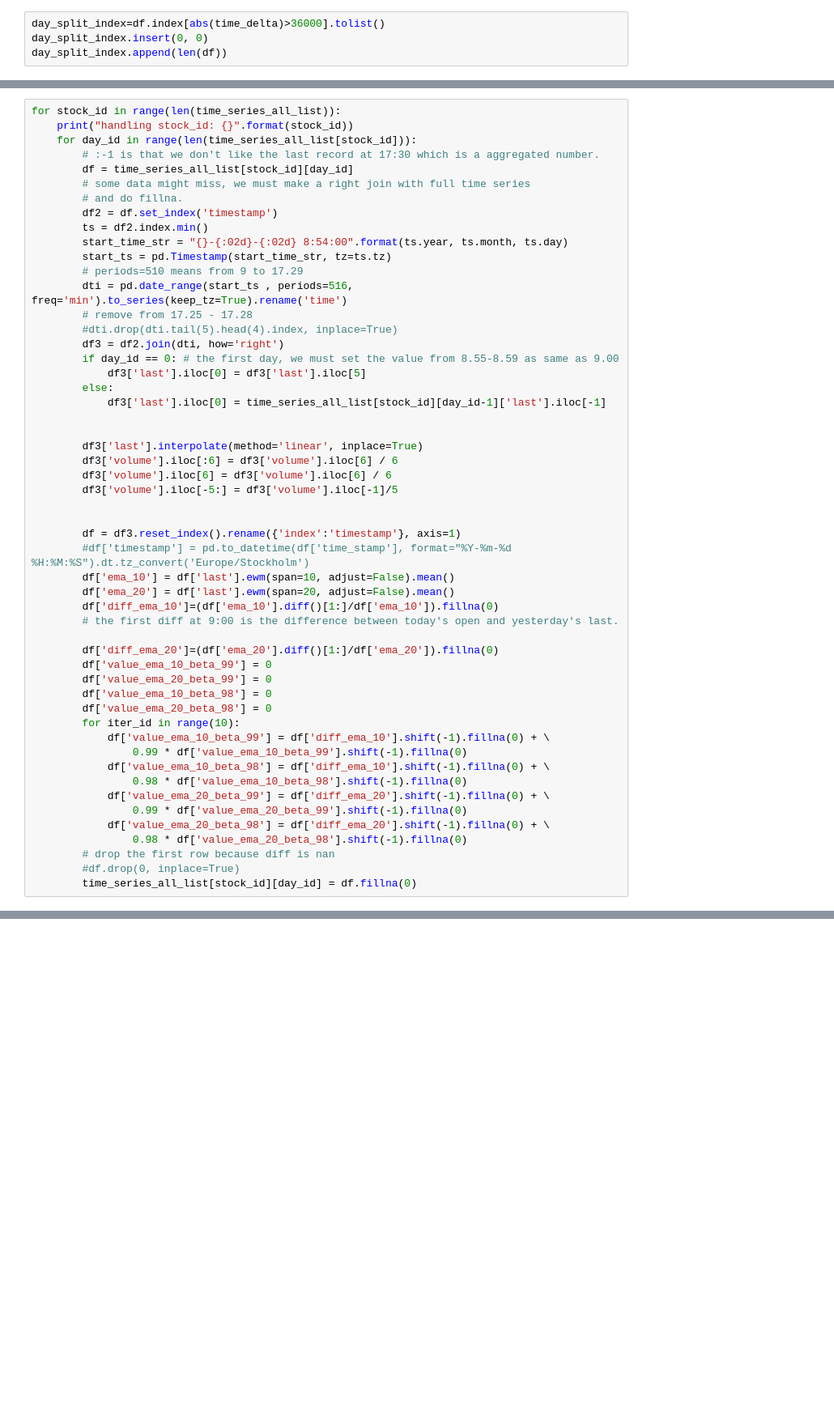
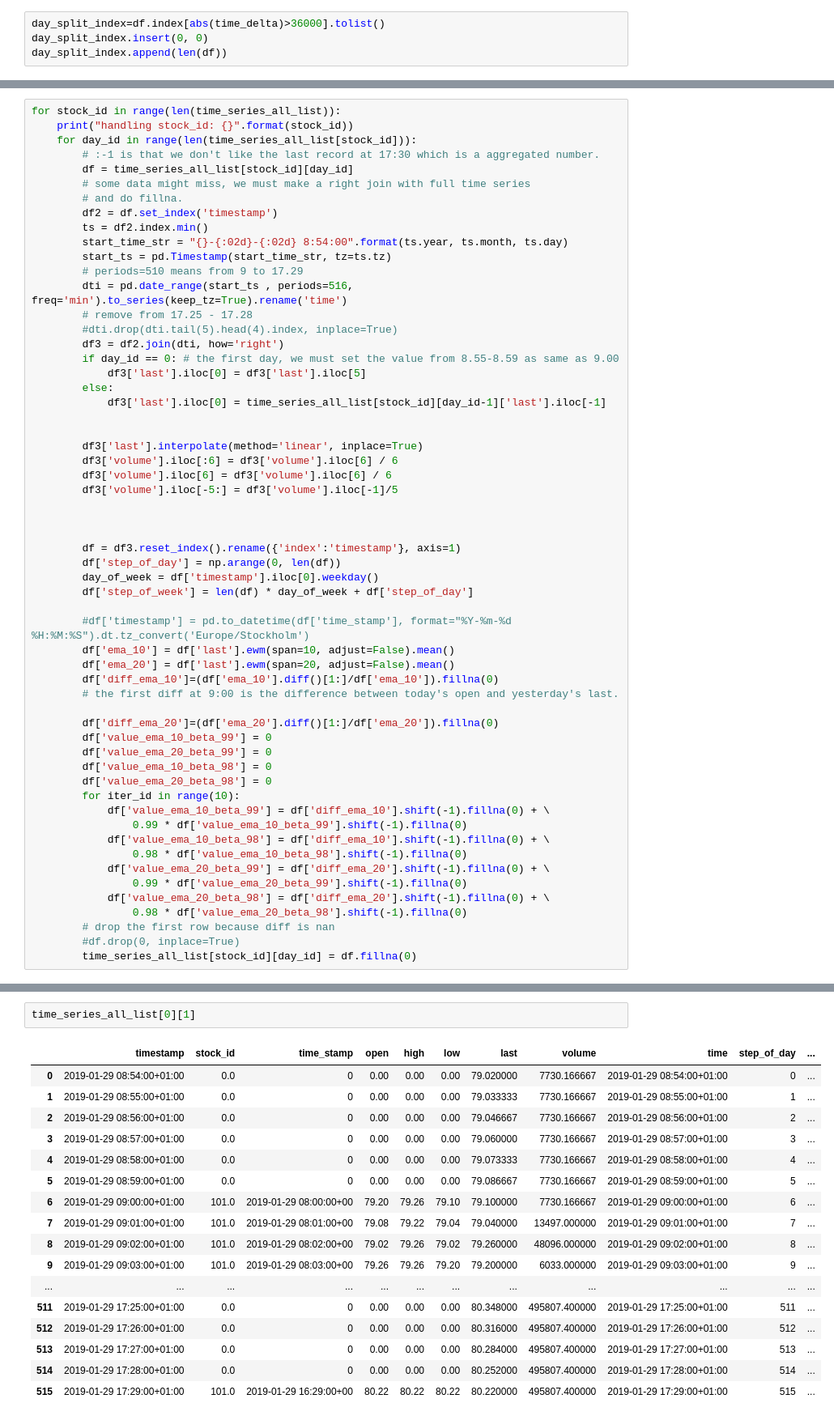
Before and after one commit to smartestrobotdai/download-data, a Jupyter notebook: data-analytics/omx30-prep.ipynb, the cells around one changed output, grey strips where cells are left out. Shown: that part at 81% size. Cells and saved outputs as stored; diff of their text form; blank space fills up the shorter version.

Commit message:
prep: added step_of_day and step_of_week into the output

```diff
--- a/data-analytics/omx30-prep.ipynb
+++ b/data-analytics/omx30-prep.ipynb
@@ -130,7 +151,12 @@ for stock_id in range(len(time_series_all_list)):
         df3['volume'].iloc[-5:] = df3['volume'].iloc[-1]/5
 
 
+
         df = df3.reset_index().rename({'index':'timestamp'}, axis=1)
+        df['step_of_day'] = np.arange(0, len(df))
+        day_of_week = df['timestamp'].iloc[0].weekday()
+        df['step_of_week'] = len(df) * day_of_week + df['step_of_day']
+
         #df['timestamp'] = pd.to_datetime(df['time_stamp'], format="%Y-%m-%d %H:%M:%S").dt.tz_convert('Europe/Stockholm')
         df['ema_10'] = df['last'].ewm(span=10, adjust=False).mean()
         df['ema_20'] = df['last'].ewm(span=20, adjust=False).mean()
@@ -174,0 +185,20 @@ handling stock_id: 29
+# %%
+time_series_all_list[0][1]
+# %% [output]
+|  | timestamp | stock_id | time_stamp | open | high | low | last | volume | time | step_of_day | ... |
+| 0 | 2019-01-29 08:54:00+01:00 | 0.0 | 0 | 0.00 | 0.00 | 0.00 | 79.020000 | 7730.166667 | 2019-01-29 08:54:00+01:00 | 0 | ... |
+| 1 | 2019-01-29 08:55:00+01:00 | 0.0 | 0 | 0.00 | 0.00 | 0.00 | 79.033333 | 7730.166667 | 2019-01-29 08:55:00+01:00 | 1 | ... |
+| 2 | 2019-01-29 08:56:00+01:00 | 0.0 | 0 | 0.00 | 0.00 | 0.00 | 79.046667 | 7730.166667 | 2019-01-29 08:56:00+01:00 | 2 | ... |
+| 3 | 2019-01-29 08:57:00+01:00 | 0.0 | 0 | 0.00 | 0.00 | 0.00 | 79.060000 | 7730.166667 | 2019-01-29 08:57:00+01:00 | 3 | ... |
+| 4 | 2019-01-29 08:58:00+01:00 | 0.0 | 0 | 0.00 | 0.00 | 0.00 | 79.073333 | 7730.166667 | 2019-01-29 08:58:00+01:00 | 4 | ... |
+| 5 | 2019-01-29 08:59:00+01:00 | 0.0 | 0 | 0.00 | 0.00 | 0.00 | 79.086667 | 7730.166667 | 2019-01-29 08:59:00+01:00 | 5 | ... |
+| 6 | 2019-01-29 09:00:00+01:00 | 101.0 | 2019-01-29 08:00:00+00 | 79.20 | 79.26 | 79.10 | 79.100000 | 7730.166667 | 2019-01-29 09:00:00+01:00 | 6 | ... |
+| 7 | 2019-01-29 09:01:00+01:00 | 101.0 | 2019-01-29 08:01:00+00 | 79.08 | 79.22 | 79.04 | 79.040000 | 13497.000000 | 2019-01-29 09:01:00+01:00 | 7 | ... |
+| 8 | 2019-01-29 09:02:00+01:00 | 101.0 | 2019-01-29 08:02:00+00 | 79.02 | 79.26 | 79.02 | 79.260000 | 48096.000000 | 2019-01-29 09:02:00+01:00 | 8 | ... |
+| 9 | 2019-01-29 09:03:00+01:00 | 101.0 | 2019-01-29 08:03:00+00 | 79.26 | 79.26 | 79.20 | 79.200000 | 6033.000000 | 2019-01-29 09:03:00+01:00 | 9 | ... |
+| ... | ... | ... | ... | ... | ... | ... | ... | ... | ... | ... | ... |
+| 511 | 2019-01-29 17:25:00+01:00 | 0.0 | 0 | 0.00 | 0.00 | 0.00 | 80.348000 | 495807.400000 | 2019-01-29 17:25:00+01:00 | 511 | ... |
+| 512 | 2019-01-29 17:26:00+01:00 | 0.0 | 0 | 0.00 | 0.00 | 0.00 | 80.316000 | 495807.400000 | 2019-01-29 17:26:00+01:00 | 512 | ... |
+| 513 | 2019-01-29 17:27:00+01:00 | 0.0 | 0 | 0.00 | 0.00 | 0.00 | 80.284000 | 495807.400000 | 2019-01-29 17:27:00+01:00 | 513 | ... |
+| 514 | 2019-01-29 17:28:00+01:00 | 0.0 | 0 | 0.00 | 0.00 | 0.00 | 80.252000 | 495807.400000 | 2019-01-29 17:28:00+01:00 | 514 | ... |
+| 515 | 2019-01-29 17:29:00+01:00 | 101.0 | 2019-01-29 16:29:00+00 | 80.22 | 80.22 | 80.22 | 80.220000 | 495807.400000 | 2019-01-29 17:29:00+01:00 | 515 | ... |
```
Also changed, not shown: parts of 6 cells of this notebook.
